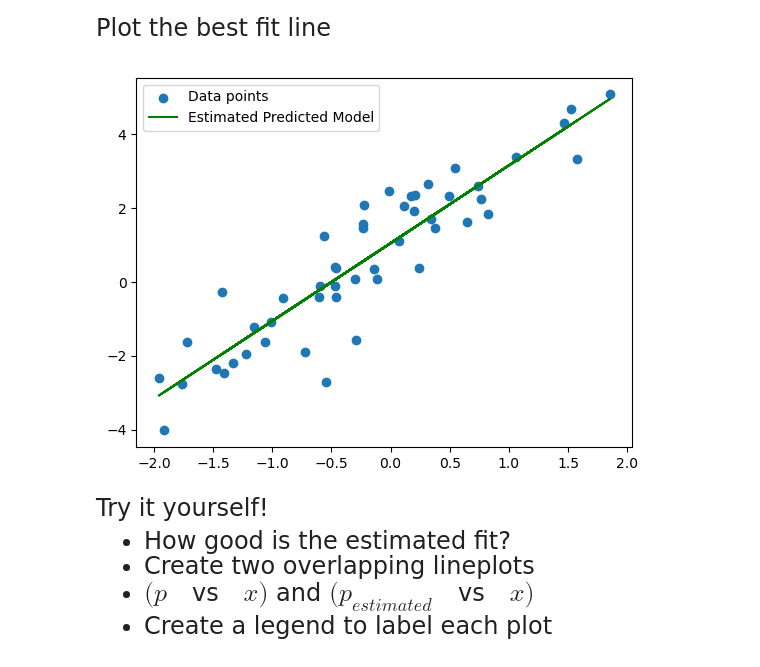
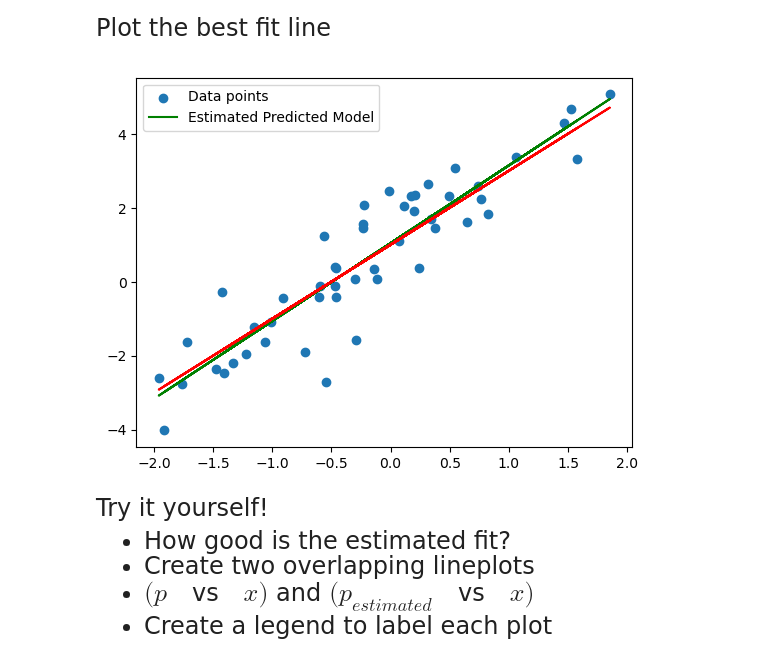
Before and after one commit to alejandrosanchezbecerra/qtm151spring2024, a Jupyter notebook: lecture_11/lecture_11 - Linear Regression.ipynb, the cells around one changed output. Cells and saved outputs as stored; diff of their text form; code cells hidden in the pictures.

```diff
--- a/lecture_11/lecture_11 - Linear Regression.ipynb
+++ b/lecture_11/lecture_11 - Linear Regression.ipynb
@@ -195,14 +215,15 @@ Plot the best fit line
 # %%
 # Use scatter twice, with different "y" inputs
 # THe "legend" command creates a box on with the color labels
 
 plt.scatter(x = dataset["x"],y = dataset["y"])
 plt.plot(dataset["x"],dataset["p_estimated"], color = 'green')
+plt.plot(dataset["x"], dataset["p"], color="red")
 
 plt.legend(labels = ["Data points","Estimated Predicted Model"])
 plt.show()
 # %% [output]
-[figure, old version]
+[figure, new version]
 # %% [markdown]
 <font size = "5">
 
```
Also changed, not shown: parts of 4 cells of this notebook.
